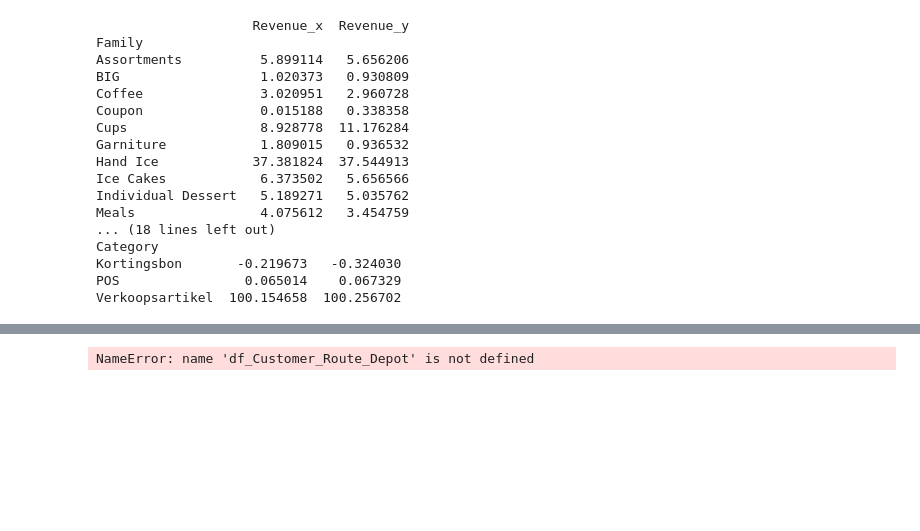
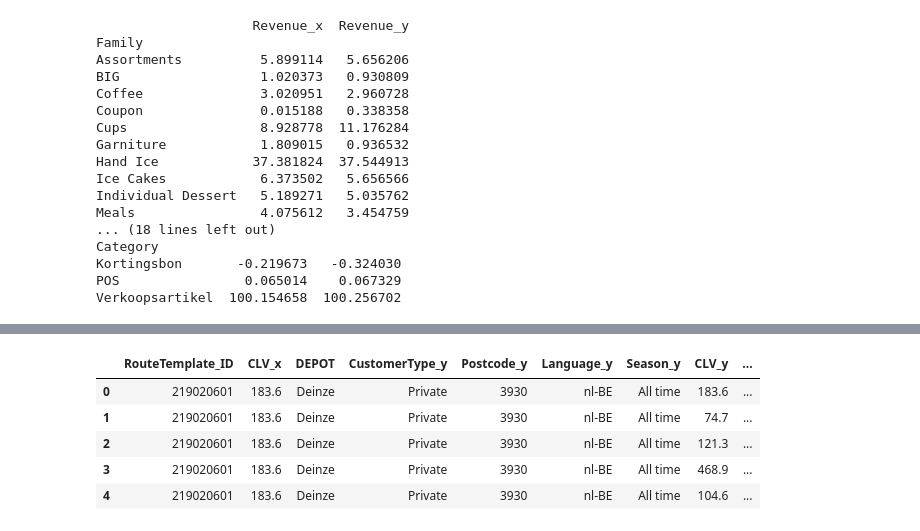
Before and after one commit to atyvaert/CRM-analytics, a Jupyter notebook: PutYourAnwsersHere.ipynb, the cells around one changed output, grey strips where cells are left out. Cells and saved outputs as stored; diff of their text form; code cells hidden in the pictures; blank space fills up the shorter version.

```diff
--- a/PutYourAnwsersHere.ipynb
+++ b/PutYourAnwsersHere.ipynb
@@ -1155,12 +1198,17 @@ df_Customer_Route_Depot.drop_duplicates(subset = ["Postcode", "REGION"]).sort_va
 # %%
 #Q4.2 Which customers are assigned to which routes?
-df_Customer_Route_Depot.drop_duplicates(subset = ["HVROUTETEMPLATE_NRID", "WEEKORDER", "DAYOFWEEK_NRID"]).sort_values(by=["HVROUTETEMPLATE_NRID", "WEEKORDER", "DAYOFWEEK_NRID"])
-df_Customer_Route_Depot.drop_duplicates().sort_values(by=["HVROUTETEMPLATE_NRID", "WEEKORDER", "DAYOFWEEK_NRID"])
-df_CRV = pd.merge(df_CustomerType, df_Customer_Route_Depot, on="HVROUTETEMPLATE_NRID").drop(columns=["Postcode_x","CustomerID_x","CustomerType_x","Language_x","Season_x"])
+df_Customer_Route_Depot.drop_duplicates(subset = ["RouteTemplate_ID", "WEEKORDER", "DAYOFWEEK_NRID"]).sort_values(by=["RouteTemplate_ID", "WEEKORDER", "DAYOFWEEK_NRID"])
+df_Customer_Route_Depot.drop_duplicates().sort_values(by=["RouteTemplate_ID", "WEEKORDER", "DAYOFWEEK_NRID"])
+df_CRV = pd.merge(df_CustomerType, df_Customer_Route_Depot, on="RouteTemplate_ID").drop(columns=["Postcode_x","CustomerID_x","CustomerType_x","Language_x","Season_x"])
 df_CRV.sort_values(by=["CustomerID_y"])
 df_CRV.head(5)
 # %% [output]
-NameError: name 'df_Customer_Route_Depot' is not defined
+|  | RouteTemplate_ID | CLV_x | DEPOT | CustomerType_y | Postcode_y | Language_y | Season_y | CLV_y | ... |
+| 0 | 219020601 | 183.6 | Deinze | Private | 3930 | nl-BE | All time | 183.6 | ... |
+| 1 | 219020601 | 183.6 | Deinze | Private | 3930 | nl-BE | All time | 74.7 | ... |
+| 2 | 219020601 | 183.6 | Deinze | Private | 3930 | nl-BE | All time | 121.3 | ... |
+| 3 | 219020601 | 183.6 | Deinze | Private | 3930 | nl-BE | All time | 468.9 | ... |
+| 4 | 219020601 | 183.6 | Deinze | Private | 3930 | nl-BE | All time | 104.6 | ... |
 # %%
 #Q4.3 Which routes are assigned to which depots?
 #In the dataframe below we can see for each depot every single possible route, the total number of routes in the dataframe is
```
Also changed, not shown: parts of 10 cells of this notebook.
